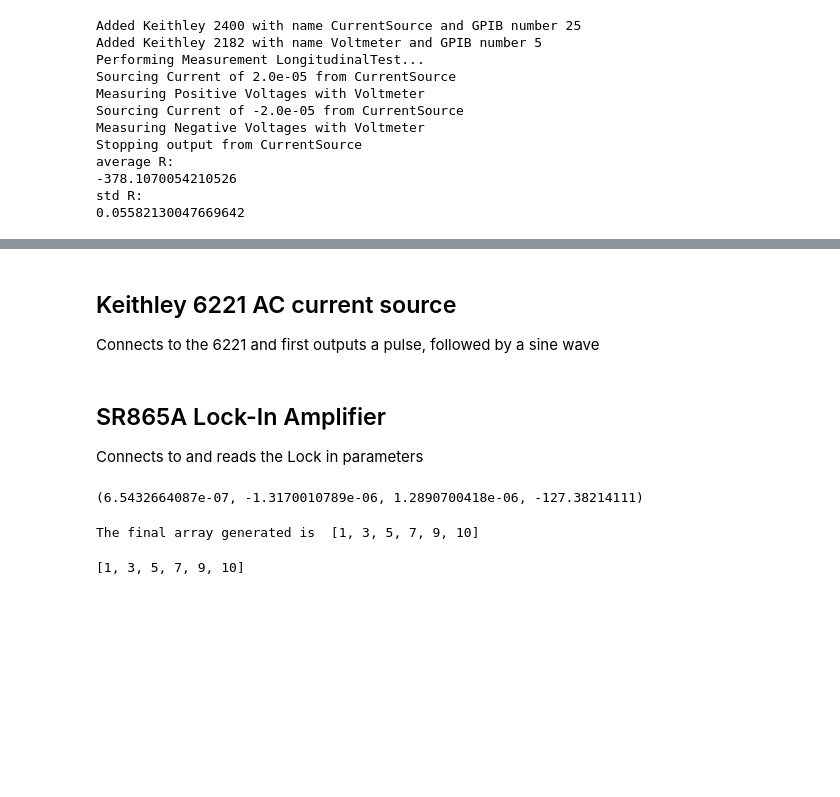
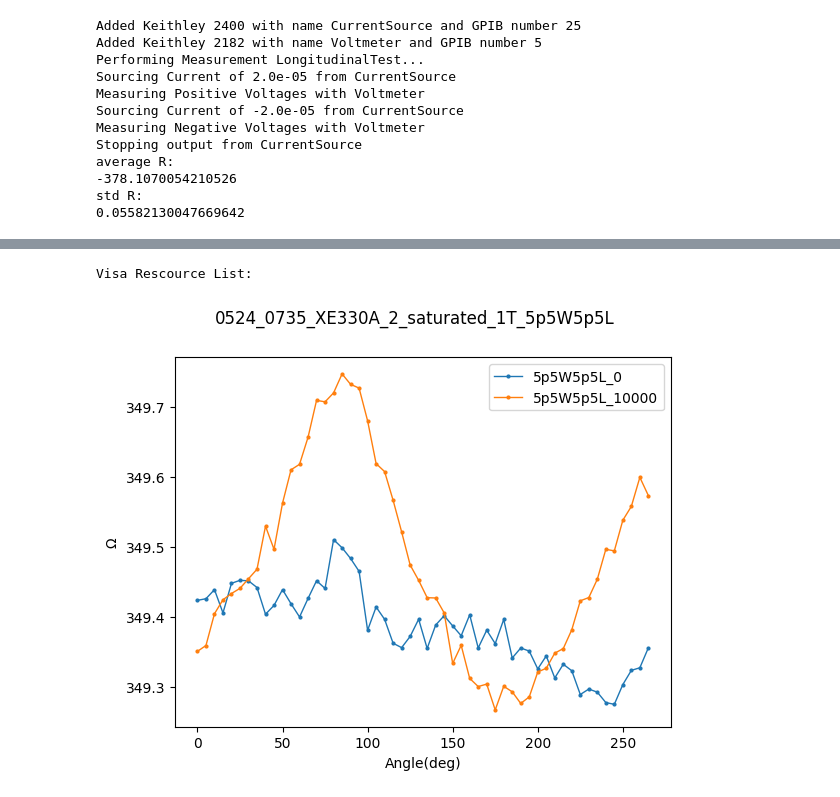
Before and after one commit to YangLabOSU/Measurements, a Jupyter notebook: PPMS_Rotator.ipynb, the cells around one changed output, grey strips where cells are left out. Cells and saved outputs as stored; diff of their text form; code cells hidden in the pictures; blank space fills up the shorter version.

```diff
--- a/PPMS_Rotator.ipynb
+++ b/PPMS_Rotator.ipynb
@@ -436,3 +139,0 @@ rm.list_resources()
-# %% [markdown]
-## Keithley 6221 AC current source
-Connects to the 6221 and first outputs a pulse, followed by a sine wave
@@ -448,15 +140,6 @@ ac.sinOut()
-# %% [markdown]
-## SR865A Lock-In Amplifier
-Connects to and reads the Lock in parameters
-# %%
-from UtilsSR865A import *
-lock=Lockin()
-lock.readLockin()
-# %% [output]
-(6.5432664087e-07, -1.3170010789e-06, 1.2890700418e-06, -127.38214111)
-# %%
-from UtilsBasic import *
-createArraywithSteps([1,10],[2])
-# %% [output]
-The final array generated is  [1, 3, 5, 7, 9, 10]
-[1, 3, 5, 7, 9, 10]
+# %%
+from UtilsMeasurementSetup import *
+PlotSMR('./data/PPMS_SMR/XE330A_2_Pt(2p5)_Fe2O3(15nm)_Al2O3(0001)/0524_0735_XE330A_2_saturated_1T.csv')
+# %% [output]
+Visa Rescource List:
+[figure, added]
```
Also changed, not shown: parts of 12 cells of this notebook, 1 other file.
